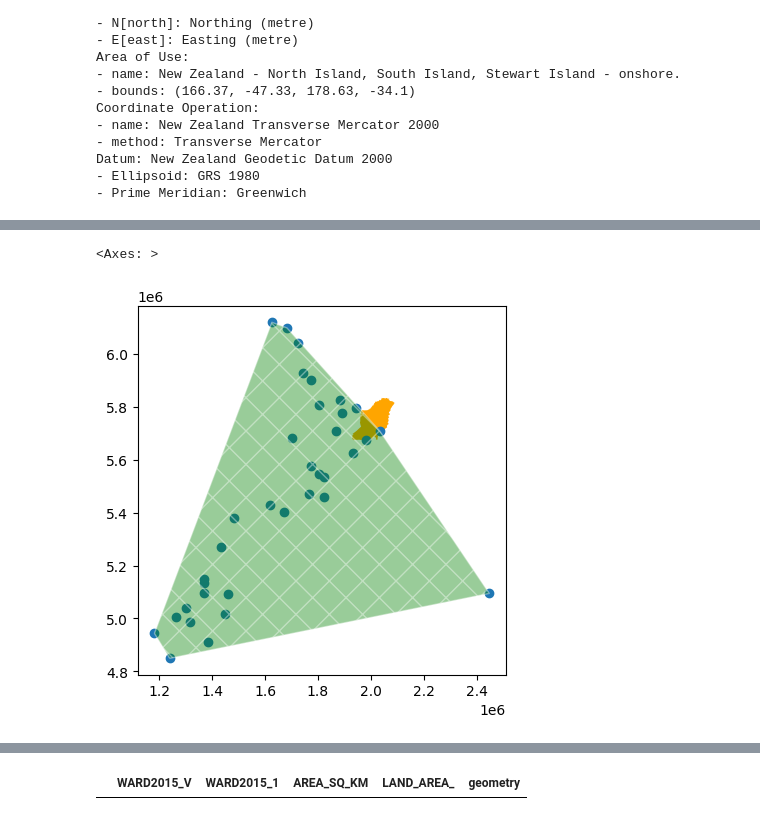
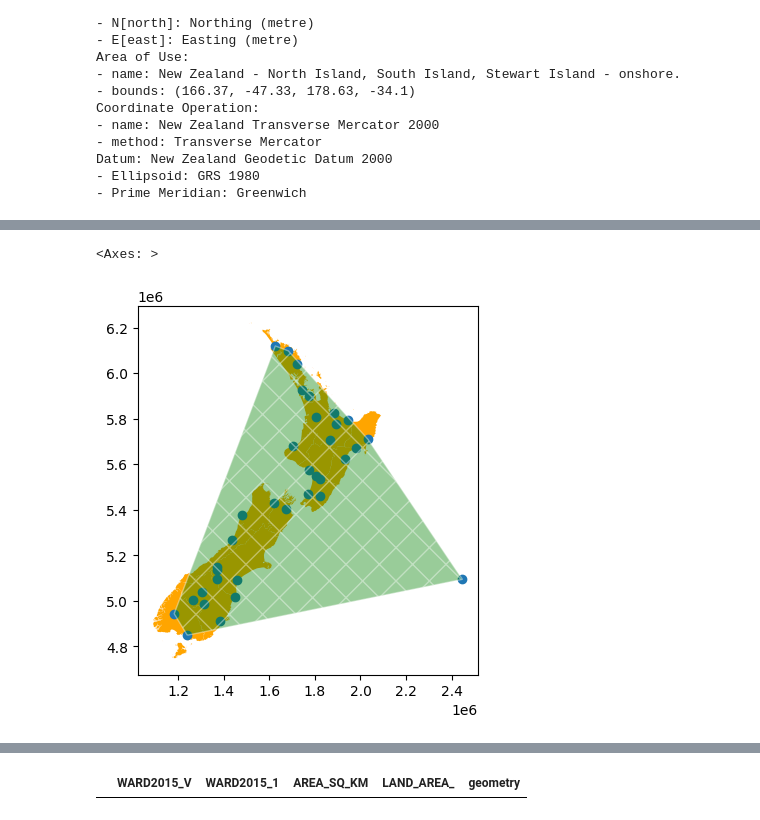
Before and after one commit to lizBadillo/geodfprepro, a Jupyter notebook: index.ipynb, the cells around one changed output, grey strips where cells are left out. Saved outputs shown, nothing was run; the diff lists cells and outputs as text; code cells hidden in the pictures.

```diff
--- a/index.ipynb
+++ b/index.ipynb
@@ -709,0 +744,3 @@ Datum: New Zealand Geodetic Datum 2000
+# %%
+#Ponemos que zelanda_estados tenga crs
+zelanda_estados.crs="EPSG:4326"
@@ -709,0 +766,3 @@ Datum: New Zealand Geodetic Datum 2000
+# %%
+zelanda_estados2193=zelanda_estados.to_crs(2193)
+zelanda_estados2193.crs
@@ -710,10 +784,10 @@ Datum: New Zealand Geodetic Datum 2000
 # %%
 #Graficamos
-base=Gisborne_2193.plot(facecolor='orange')
+base=zelanda_estados2193.plot(facecolor='orange')
 medium_airport.plot(ax=base)
 Medium_airport_hull.plot(ax=base,facecolor='green',
                        edgecolor='white',alpha=0.4,
                        hatch='X')
 # %% [output]
 <Axes: >
-[figure, old version]
+[figure, new version]
```
Also changed, not shown: parts of 8 cells of this notebook, 3 other files.
